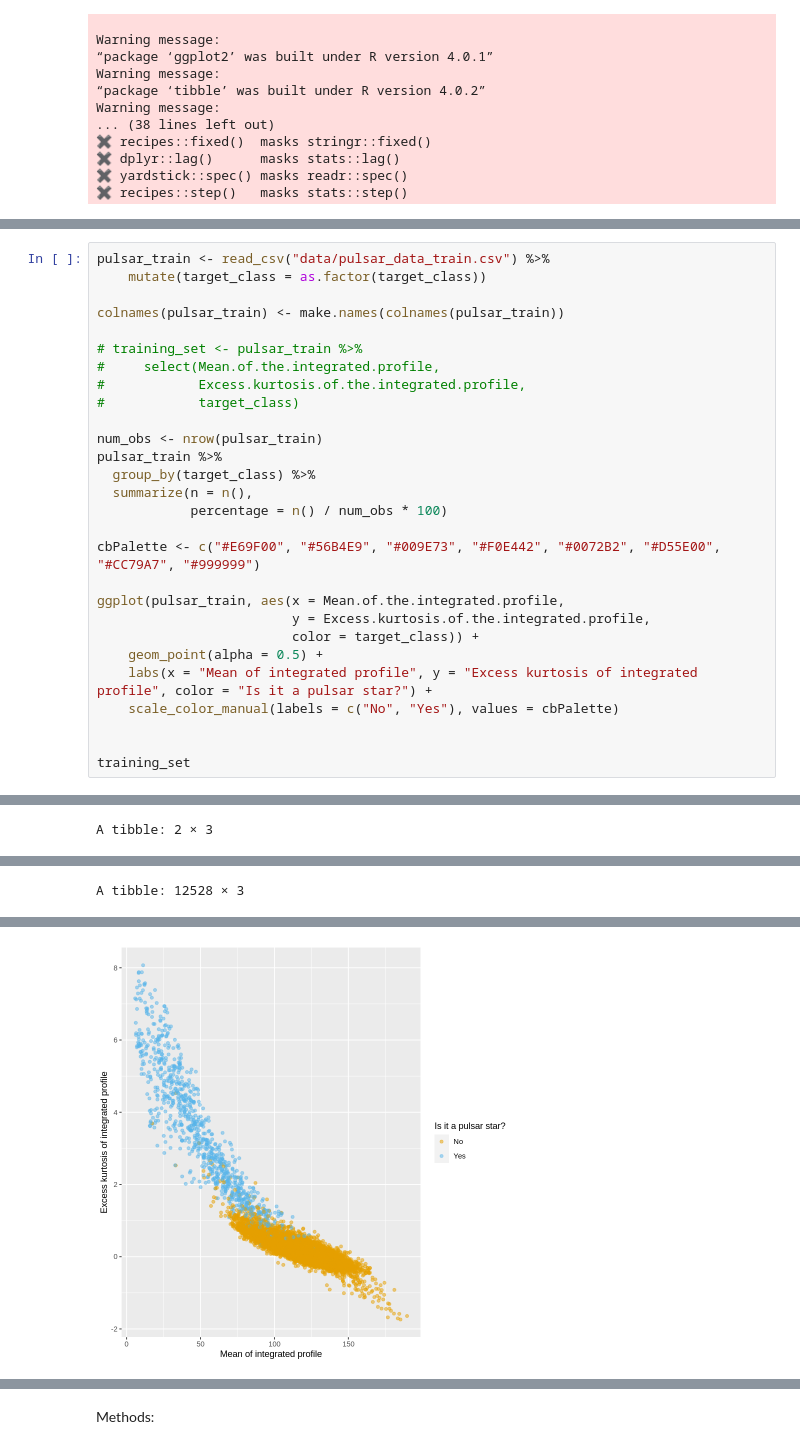
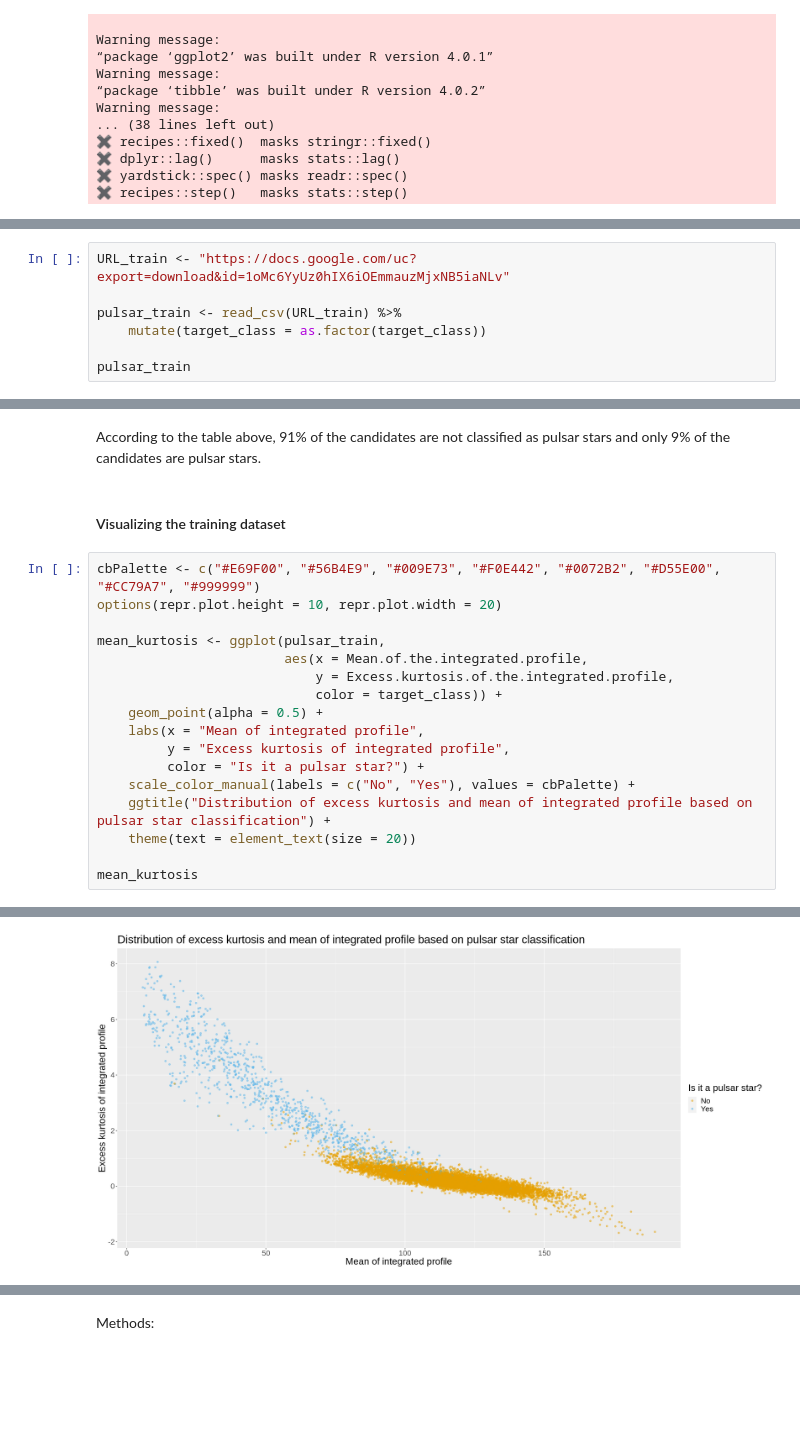
Before and after one commit to Hrithik0015/DSCI100_Project, a Jupyter notebook: Proposal.ipynb, the cells around one changed output, grey strips where cells are left out. Cells and saved outputs as stored; diff of their text form; blank space fills up the shorter version.

Commit message:
Added description and headings at each stage of data analysis

```diff
--- a/Proposal.ipynb
+++ b/Proposal.ipynb
@@ -29,0 +32,7 @@ Training Dataset
+# %%
+URL_train <- "https://docs.google.com/uc?export=download&id=1oMc6YyUz0hIX6iOEmmauzMjxNB5iaNLv"
+
+pulsar_train <- read_csv(URL_train) %>%
+    mutate(target_class = as.factor(target_class))
+
+pulsar_train
@@ -30,29 +107,22 @@ Training Dataset
+# %% [markdown]
+According to the table above, 91% of the candidates are not classified as pulsar stars and only 9% of the candidates are pulsar stars.
+# %% [markdown]
+#### Visualizing the training dataset
 # %%
-pulsar_train <- read_csv("data/pulsar_data_train.csv") %>%
-    mutate(target_class = as.factor(target_class))
+cbPalette <- c("#E69F00", "#56B4E9", "#009E73", "#F0E442", "#0072B2", "#D55E00", "#CC79A7", "#999999")
+options(repr.plot.height = 10, repr.plot.width = 20)
 
-colnames(pulsar_train) <- make.names(colnames(pulsar_train))
+mean_kurtosis <- ggplot(pulsar_train,
+                        aes(x = Mean.of.the.integrated.profile,
+                            y = Excess.kurtosis.of.the.integrated.profile,
+                            color = target_class)) +
+    geom_point(alpha = 0.5) +
+    labs(x = "Mean of integrated profile",
+         y = "Excess kurtosis of integrated profile",
+         color = "Is it a pulsar star?") +
+    scale_color_manual(labels = c("No", "Yes"), values = cbPalette) +
+    ggtitle("Distribution of excess kurtosis and mean of integrated profile based on pulsar star classification") +
+    theme(text = element_text(size = 20))
 
-# training_set <- pulsar_train %>%
-#     select(Mean.of.the.integrated.profile,
-#            Excess.kurtosis.of.the.integrated.profile,
-#            target_class)
-
-num_obs <- nrow(pulsar_train)
-pulsar_train %>%
-  group_by(target_class) %>%
-  summarize(n = n(),
-            percentage = n() / num_obs * 100)
-
-cbPalette <- c("#E69F00", "#56B4E9", "#009E73", "#F0E442", "#0072B2", "#D55E00", "#CC79A7", "#999999")
-
-ggplot(pulsar_train, aes(x = Mean.of.the.integrated.profile,
-                         y = Excess.kurtosis.of.the.integrated.profile,
-                         color = target_class)) +
-    geom_point(alpha = 0.5) +
-    labs(x = "Mean of integrated profile", y = "Excess kurtosis of integrated profile", color = "Is it a pulsar star?") +
-    scale_color_manual(labels = c("No", "Yes"), values = cbPalette)
-
-
-training_set
+mean_kurtosis
 # %% [output]
@@ -73 +130,0 @@ cols(
-A tibble: 2 × 3
@@ -80 +130,0 @@ Warning message:
-A tibble: 12528 × 3
@@ -90 +131 @@ A tibble: 12528 × 3
-[figure, old version]
+[figure, new version]
```
Also changed, not shown: parts of 17 cells of this notebook.
